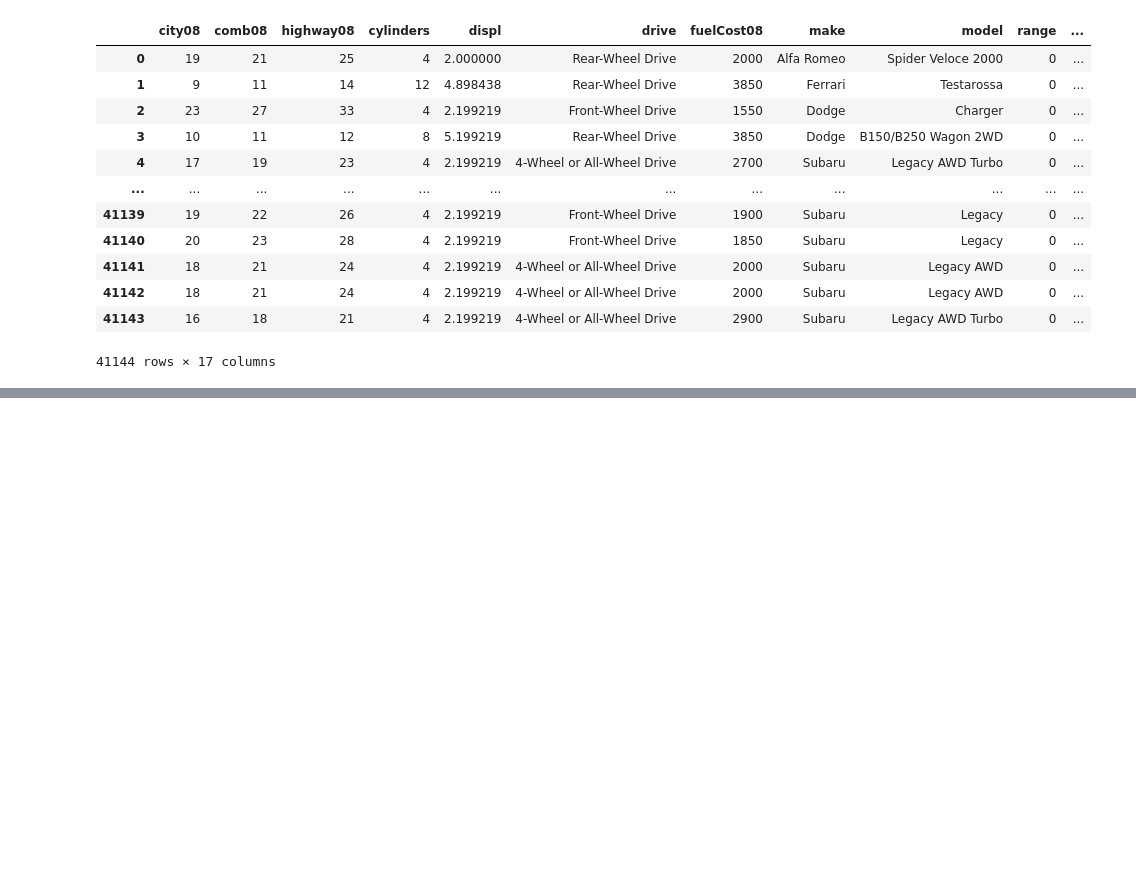
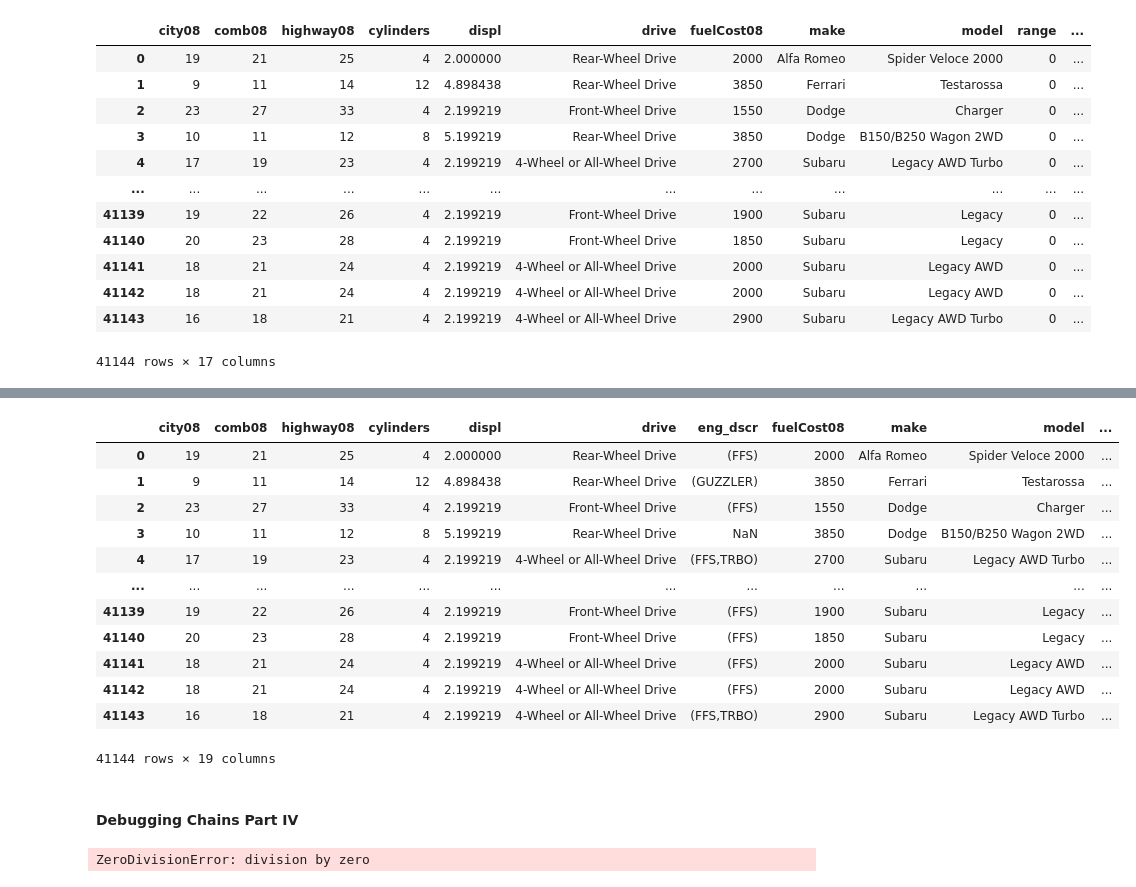
Before and after one commit to joakor89/Effective_Pandas, a Jupyter notebook: debugging_pandas.ipynb, the cells around one changed output, grey strips where cells are left out. Saved outputs shown, nothing was run; the diff lists cells and outputs as text; code cells hidden in the pictures; blank space fills up the shorter version.

```diff
--- a/debugging_pandas.ipynb
+++ b/debugging_pandas.ipynb
@@ -259,0 +403,18 @@ tweak_autos(autos)
+# %%
+new_cols
+# %% [output]
+|  | city08 | comb08 | highway08 | cylinders | displ | drive | eng_dscr | fuelCost08 | make | model | ... |
+| 0 | 19 | 21 | 25 | 4 | 2.000000 | Rear-Wheel Drive | (FFS) | 2000 | Alfa Romeo | Spider Veloce 2000 | ... |
+| 1 | 9 | 11 | 14 | 12 | 4.898438 | Rear-Wheel Drive | (GUZZLER) | 3850 | Ferrari | Testarossa | ... |
+| 2 | 23 | 27 | 33 | 4 | 2.199219 | Front-Wheel Drive | (FFS) | 1550 | Dodge | Charger | ... |
+| 3 | 10 | 11 | 12 | 8 | 5.199219 | Rear-Wheel Drive | NaN | 3850 | Dodge | B150/B250 Wagon 2WD | ... |
+| 4 | 17 | 19 | 23 | 4 | 2.199219 | 4-Wheel or All-Wheel Drive | (FFS,TRBO) | 2700 | Subaru | Legacy AWD Turbo | ... |
+| ... | ... | ... | ... | ... | ... | ... | ... | ... | ... | ... | ... |
+| 41139 | 19 | 22 | 26 | 4 | 2.199219 | Front-Wheel Drive | (FFS) | 1900 | Subaru | Legacy | ... |
+| 41140 | 20 | 23 | 28 | 4 | 2.199219 | Front-Wheel Drive | (FFS) | 1850 | Subaru | Legacy | ... |
+| 41141 | 18 | 21 | 24 | 4 | 2.199219 | 4-Wheel or All-Wheel Drive | (FFS) | 2000 | Subaru | Legacy AWD | ... |
+| 41142 | 18 | 21 | 24 | 4 | 2.199219 | 4-Wheel or All-Wheel Drive | (FFS) | 2000 | Subaru | Legacy AWD | ... |
+| 41143 | 16 | 18 | 21 | 4 | 2.199219 | 4-Wheel or All-Wheel Drive | (FFS,TRBO) | 2900 | Subaru | Legacy AWD Turbo | ... |
+41144 rows × 19 columns
+# %% [markdown]
+#### Debugging Chains Part IV
@@ -259,0 +455,4 @@ tweak_autos(autos)
+# %%
+res = tweak_autos(autos)
+# %% [output]
+ZeroDivisionError: division by zero
```
Also changed, not shown: parts of 33 cells of this notebook.
